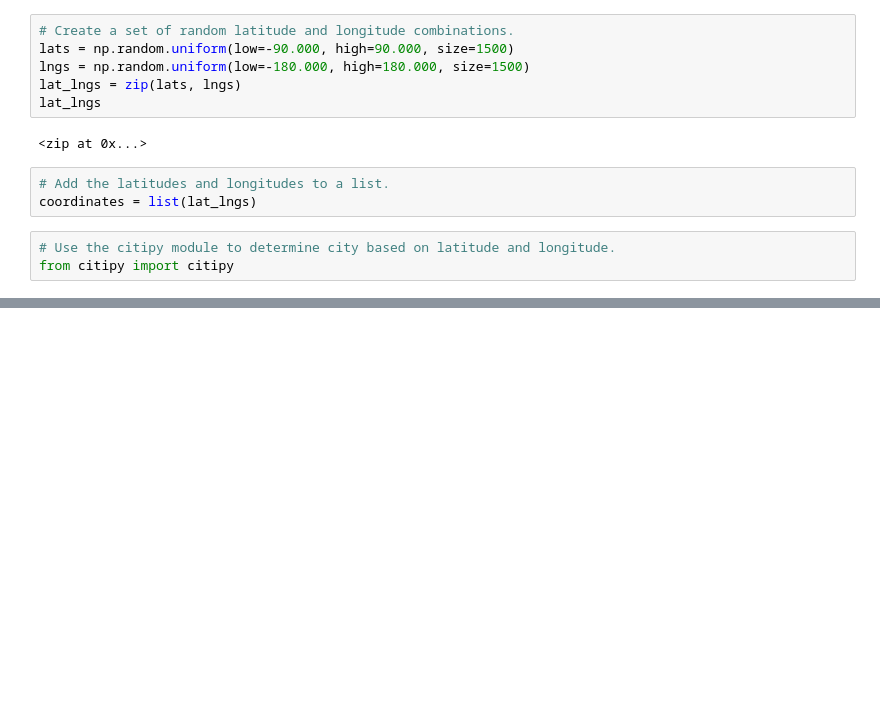
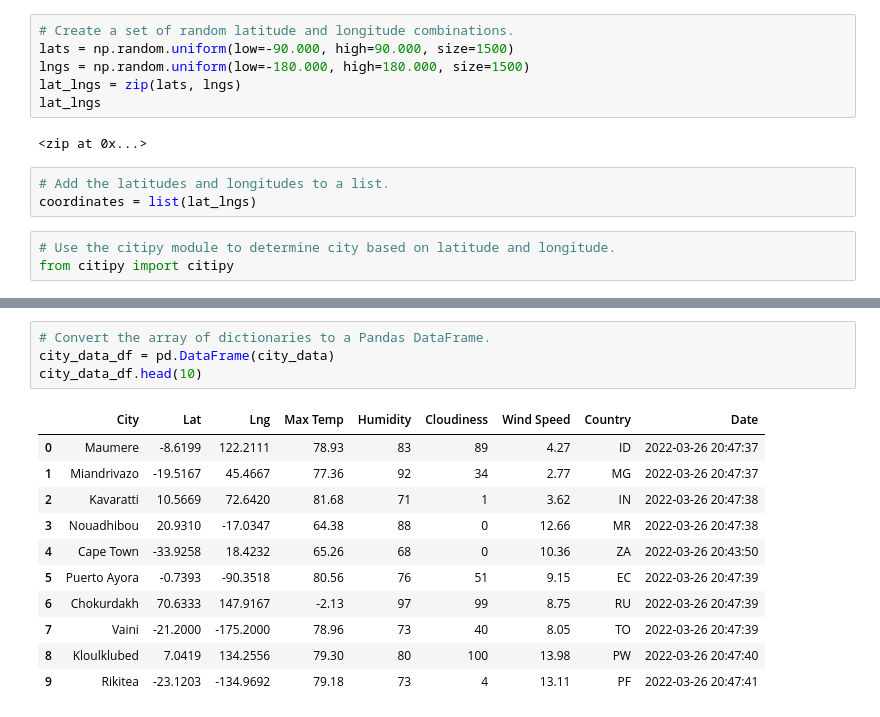
Before and after one commit to lrtipple/World_Weather_Analysis, a Jupyter notebook: WeatherPy.ipynb, the cells around one changed output, grey strips where cells are left out. Saved outputs shown, nothing was run; the diff lists cells and outputs as text; blank space fills up the shorter version.

```diff
--- a/WeatherPy.ipynb
+++ b/WeatherPy.ipynb
@@ -33,0 +126,16 @@ len(cities)
+# %%
+# Convert the array of dictionaries to a Pandas DataFrame.
+city_data_df = pd.DataFrame(city_data)
+city_data_df.head(10)
+# %% [output]
+|  | City | Lat | Lng | Max Temp | Humidity | Cloudiness | Wind Speed | Country | Date |
+| 0 | Maumere | -8.6199 | 122.2111 | 78.93 | 83 | 89 | 4.27 | ID | 2022-03-26 20:47:37 |
+| 1 | Miandrivazo | -19.5167 | 45.4667 | 77.36 | 92 | 34 | 2.77 | MG | 2022-03-26 20:47:37 |
+| 2 | Kavaratti | 10.5669 | 72.6420 | 81.68 | 71 | 1 | 3.62 | IN | 2022-03-26 20:47:38 |
+| 3 | Nouadhibou | 20.9310 | -17.0347 | 64.38 | 88 | 0 | 12.66 | MR | 2022-03-26 20:47:38 |
+| 4 | Cape Town | -33.9258 | 18.4232 | 65.26 | 68 | 0 | 10.36 | ZA | 2022-03-26 20:43:50 |
+| 5 | Puerto Ayora | -0.7393 | -90.3518 | 80.56 | 76 | 51 | 9.15 | EC | 2022-03-26 20:47:39 |
+| 6 | Chokurdakh | 70.6333 | 147.9167 | -2.13 | 97 | 99 | 8.75 | RU | 2022-03-26 20:47:39 |
+| 7 | Vaini | -21.2000 | -175.2000 | 78.96 | 73 | 40 | 8.05 | TO | 2022-03-26 20:47:39 |
+| 8 | Kloulklubed | 7.0419 | 134.2556 | 79.30 | 80 | 100 | 13.98 | PW | 2022-03-26 20:47:40 |
+| 9 | Rikitea | -23.1203 | -134.9692 | 79.18 | 73 | 4 | 13.11 | PF | 2022-03-26 20:47:41 |
```
Also changed, not shown: parts of 7 cells of this notebook, 3 other files.
